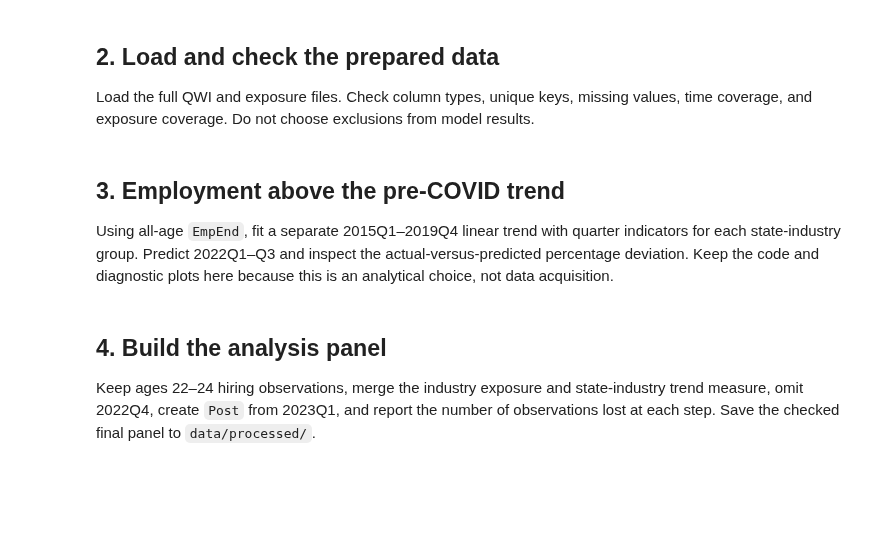
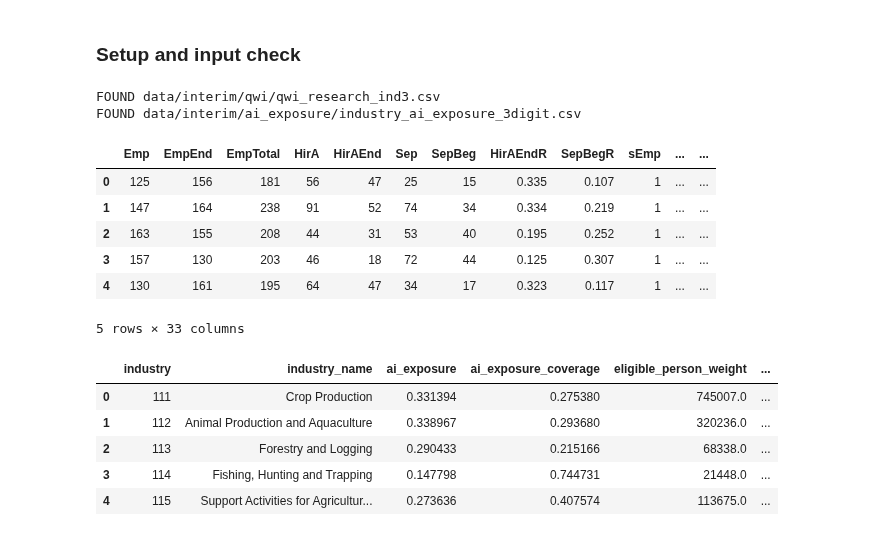
Before and after one commit to viet0901/senior-research, a Jupyter notebook: notebooks/01_research_analysis.ipynb, the cells around one changed output. Cells and saved outputs as stored; diff of their text form; code cells hidden in the pictures; blank space fills up the shorter version.

Commit message:
Add data loading and input validation checks

```diff
--- a/notebooks/01_research_analysis.ipynb
+++ b/notebooks/01_research_analysis.ipynb
@@ -9,24 +39,49 @@ Run the next cell first. It only locates and previews the two prepared inputs. I
+# %% [markdown]
+### Setup and input check
 # %%
 from pathlib import Path
 import pandas as pd
 
+# Find the project root
 project_root = Path.cwd().resolve()
-while project_root != project_root.parent and not (project_root / '.git').exists():
+while project_root != project_root.parent and not (project_root / ".git").exists():
     project_root = project_root.parent
-if not (project_root / '.git').exists():
-    raise FileNotFoundError('Open this notebook from inside the senior-research project.')
 
-qwi_path = project_root / 'data/interim/qwi/qwi_research_ind3.csv'
-exposure_path = project_root / 'data/interim/ai_exposure/industry_ai_exposure_3digit.csv'
+if not (project_root / ".git").exists():
+    raise FileNotFoundError(
+        "Open this notebook from inside the senior-research project."
+    )
 
+# Set data paths
+qwi_path = project_root / "data/interim/qwi/qwi_research_ind3.csv"
+exposure_path = (
+    project_root
+    / "data/interim/ai_exposure/industry_ai_exposure_3digit.csv"
+)
+
+# Check and preview the data
 for path in (qwi_path, exposure_path):
-    print(('FOUND  ' if path.exists() else 'MISSING'), path.relative_to(project_root))
+    status = "FOUND" if path.exists() else "MISSING"
+    print(status, path.relative_to(project_root))
 
 qwi_preview = pd.read_csv(qwi_path, nrows=5)
 exposure_preview = pd.read_csv(exposure_path, nrows=5)
+
 display(qwi_preview)
 display(exposure_preview)
+# %% [output]
+FOUND data/interim/qwi/qwi_research_ind3.csv
+FOUND data/interim/ai_exposure/industry_ai_exposure_3digit.csv
+|  | Emp | EmpEnd | EmpTotal | HirA | HirAEnd | Sep | SepBeg | HirAEndR | SepBegR | sEmp | ... | ... |
+| 0 | 125 | 156 | 181 | 56 | 47 | 25 | 15 | 0.335 | 0.107 | 1 | ... | ... |
+| 1 | 147 | 164 | 238 | 91 | 52 | 74 | 34 | 0.334 | 0.219 | 1 | ... | ... |
+| 2 | 163 | 155 | 208 | 44 | 31 | 53 | 40 | 0.195 | 0.252 | 1 | ... | ... |
+| 3 | 157 | 130 | 203 | 46 | 18 | 72 | 44 | 0.125 | 0.307 | 1 | ... | ... |
+| 4 | 130 | 161 | 195 | 64 | 47 | 34 | 17 | 0.323 | 0.117 | 1 | ... | ... |
+5 rows × 33 columns
+|  | industry | industry_name | ai_exposure | ai_exposure_coverage | eligible_person_weight | ... |
+| 0 | 111 | Crop Production | 0.331394 | 0.275380 | 745007.0 | ... |
+| 1 | 112 | Animal Production and Aquaculture | 0.338967 | 0.293680 | 320236.0 | ... |
+| 2 | 113 | Forestry and Logging | 0.290433 | 0.215166 | 68338.0 | ... |
+| 3 | 114 | Fishing, Hunting and Trapping | 0.147798 | 0.744731 | 21448.0 | ... |
+| 4 | 115 | Support Activities for Agricultur... | 0.273636 | 0.407574 | 113675.0 | ... |
-# %% [markdown]
-## 2. Load and check the prepared data
-
-Load the full QWI and exposure files. Check column types, unique keys, missing values, time coverage, and exposure coverage. Do not choose exclusions from model results.
@@ -35,4 +87,0 @@ Load the full QWI and exposure files. Check column types, unique keys, missing v
-# %% [markdown]
-## 3. Employment above the pre-COVID trend
-
-Using all-age `EmpEnd`, fit a separate 2015Q1–2019Q4 linear trend with quarter indicators for each state-industry group. Predict 2022Q1–Q3 and inspect the actual-versus-predicted percentage deviation. Keep the code and diagnostic plots here because this is an analytical choice, not data acquisition.
@@ -41,4 +87,0 @@ Using all-age `EmpEnd`, fit a separate 2015Q1–2019Q4 linear trend with quarter
-# %% [markdown]
-## 4. Build the analysis panel
-
-Keep ages 22–24 hiring observations, merge the industry exposure and state-industry trend measure, omit 2022Q4, create `Post` from 2023Q1, and report the number of observations lost at each step. Save the checked final panel to `data/processed/`.
```
Also changed, not shown: parts of 16 cells of this notebook.
